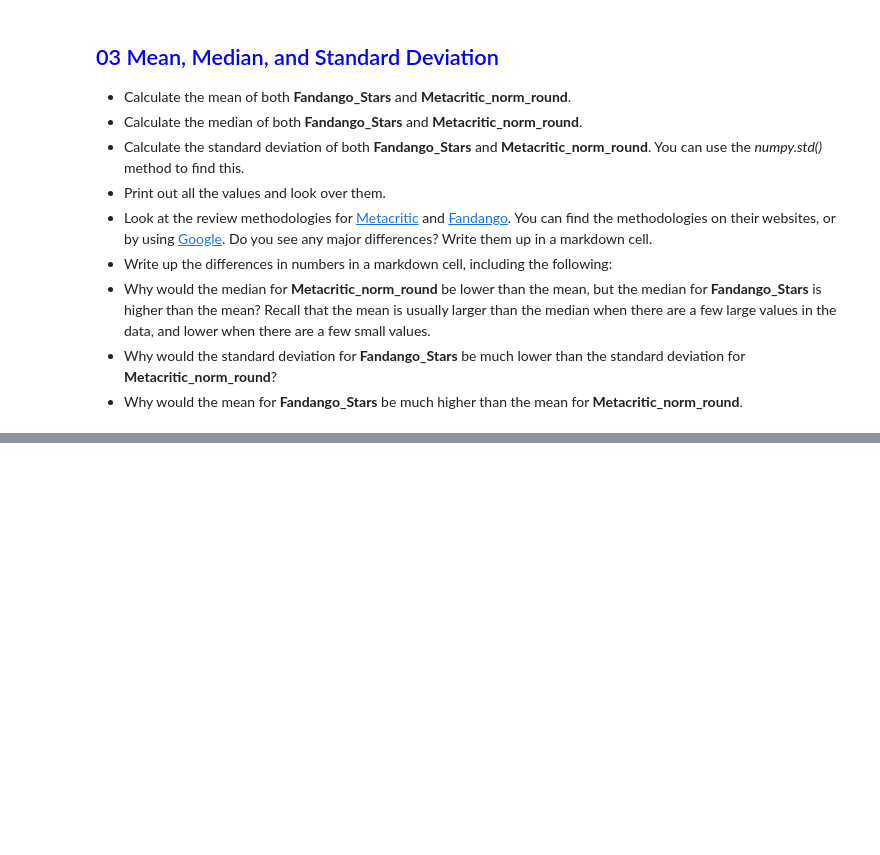
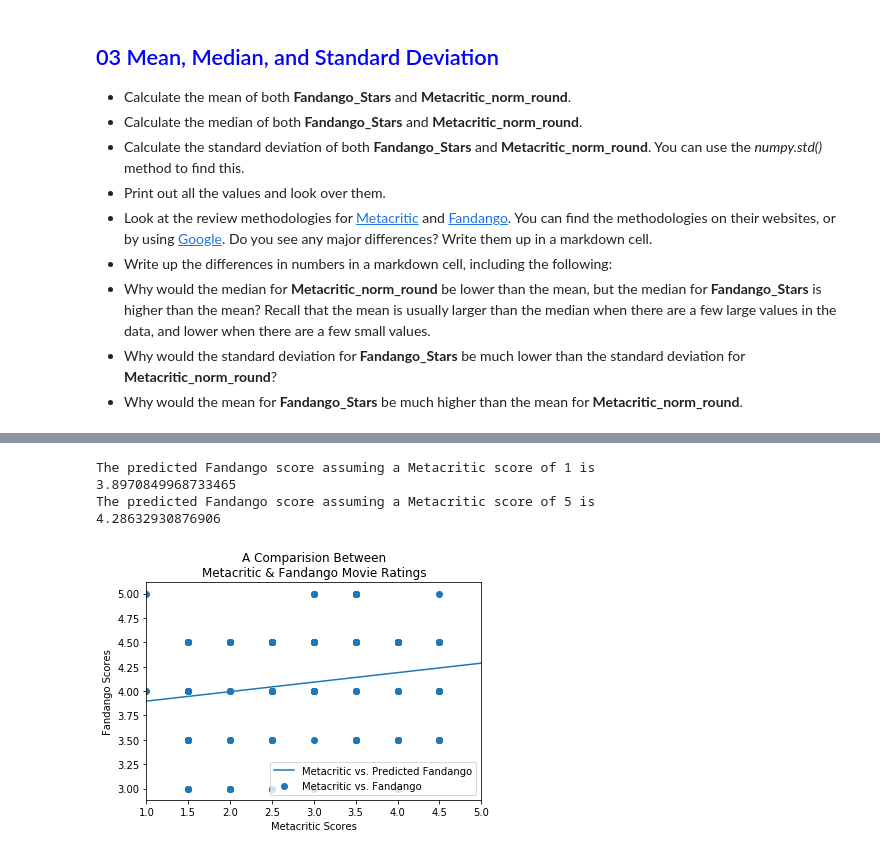
Before and after one commit to kitestring/DataQuest, a Jupyter notebook: 05_ProbabilityAndStatistics/01_ProbAndStatsInPython_Beginner/06_GuidedProject_AnalyzingMovieReviws/AnalyzingMovieReviews.ipynb, the cells around one changed output, grey strips where cells are left out. Saved outputs shown, nothing was run; the diff lists cells and outputs as text; code cells hidden in the pictures; blank space fills up the shorter version.

```diff
--- a/05_ProbabilityAndStatistics/01_ProbAndStatsInPython_Beginner/06_GuidedProject_AnalyzingMovieReviws/AnalyzingMovieReviews.ipynb
+++ b/05_ProbabilityAndStatistics/01_ProbAndStatsInPython_Beginner/06_GuidedProject_AnalyzingMovieReviws/AnalyzingMovieReviews.ipynb
@@ -66,0 +125,4 @@ ax2.set_title('Fandango_Stars')
+# %%
+movies['fm_diff'] = np.absolute(movies['Fandango_Stars'] - movies['Metacritic_norm_round'])
+movies.sort_values(by=['fm_diff'], inplace=True, ascending=False)
+movies[['FILM','Fandango_Stars', 'Metacritic_norm_round', 'fm_diff']].head(5)
@@ -66,0 +142,10 @@ ax2.set_title('Fandango_Stars')
+# %%
+def predict_Fandango(m, b, x_value_MetacriticScore):
+    return (m * x_value_MetacriticScore) + b
+
+r_value, p_value = pearsonr(movies['Metacritic_norm_round'], movies['Fandango_Stars'])
+print('r-value:', r_value)
+
+slope, intercept, r_value, p_value, stderr_slope = linregress(movies['Metacritic_norm_round'], movies['Fandango_Stars'])
+predicted_Fandango_Score = predict_Fandango(slope, intercept, x_value_MetacriticScore = 3)
+print('The predicted Fandango score assuming a Metacritic score of 3 is\n{fs}'.format(fs=predicted_Fandango_Score))
@@ -66,0 +172,23 @@ ax2.set_title('Fandango_Stars')
+# %%
+predict_one = predicted_Fandango_Score = predict_Fandango(slope, intercept, x_value_MetacriticScore = 1)
+predict_five = predicted_Fandango_Score = predict_Fandango(slope, intercept, x_value_MetacriticScore = 5)
+print('The predicted Fandango score assuming a Metacritic score of 1 is\n{fs}'.format(fs=predict_one))
+print('The predicted Fandango score assuming a Metacritic score of 5 is\n{fs}'.format(fs=predict_five))
+# %% [output]
+The predicted Fandango score assuming a Metacritic score of 1 is
+3.8970849968733465
+The predicted Fandango score assuming a Metacritic score of 5 is
+4.28632930876906
+# %%
+fig, ax = plt.subplots()
+ax.scatter(movies['Metacritic_norm_round'], movies['Fandango_Stars'], label='Metacritic vs. Fandango')
+ax.plot([1,5], [predict_one, predict_five], label='Metacritic vs. Predicted Fandango')
+
+ax.set_ylabel('Fandango Scores')
+ax.set_xlabel('Metacritic Scores')
+ax.set_title('A Comparision Between\nMetacritic & Fandango Movie Ratings')
+ax.set_xlim(1,5)
+plt.legend(loc='best')
+plt.show()
+# %% [output]
+[figure, added]
```
Also changed, not shown: parts of 12 cells of this notebook, 6 other files.
